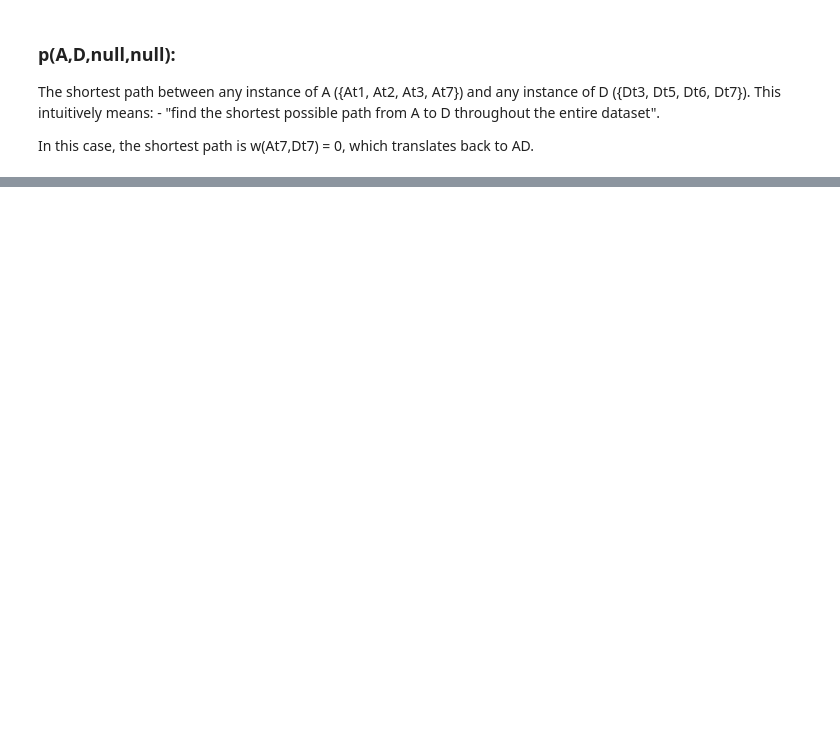
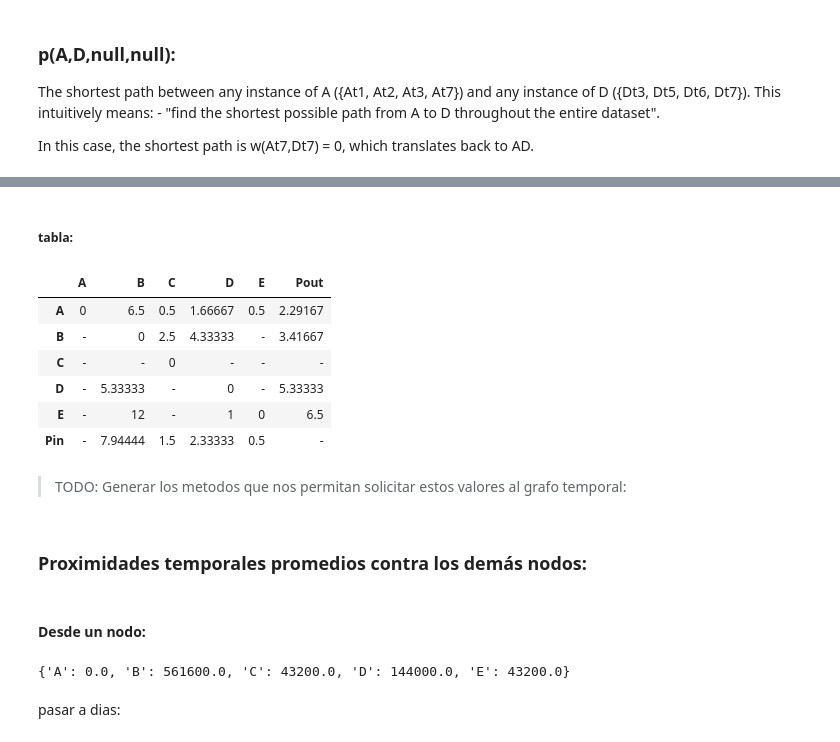
Before and after one commit to LeoMorales/temporal-graphs, a Jupyter notebook: test__graph_temporal_proximity.ipynb, the cells around one changed output, grey strips where cells are left out. Cells and saved outputs as stored; diff of their text form; code cells hidden in the pictures; blank space fills up the shorter version.

```diff
--- a/test__graph_temporal_proximity.ipynb
+++ b/test__graph_temporal_proximity.ipynb
@@ -241,0 +602,18 @@ grafo_temporal.proximidad_temporal('E', 'D', time_from=2, time_to=6)
+# %%
+P_out = []
+for nodo in nodos:
+    # Invertir el lugar del nodo para obtener la vista horizontal:
+    horizontal_avgs = [
+        seconds_to_days(
+            grafo_temporal.average_temporal_proximity( nodo, y ))
+        for y in nodos ]
+    horizontal_avgs = list(
+        filter(
+            lambda i_avg: i_avg is not None,
+            horizontal_avgs))
+    try:
+        P_out.append(sum(horizontal_avgs) / (len(horizontal_avgs) -1))
+    except ZeroDivisionError:
+        P_out.append(None)
+P_out.append('-')
+P_out
@@ -241,0 +622,3 @@ grafo_temporal.proximidad_temporal('E', 'D', time_from=2, time_to=6)
+# %%
+table['Pout'] = P_out
+table
@@ -241,0 +642,4 @@ grafo_temporal.proximidad_temporal('E', 'D', time_from=2, time_to=6)
+# %%
+index = nodos.copy()
+index.append('Pin')
+index
@@ -241,0 +652,4 @@ grafo_temporal.proximidad_temporal('E', 'D', time_from=2, time_to=6)
+# %%
+for nodo in table:
+    table[nodo] = [value if value is not None else '-' for value in table[nodo]]
+table
@@ -241,0 +673,26 @@ grafo_temporal.proximidad_temporal('E', 'D', time_from=2, time_to=6)
+# %% [markdown]
+##### tabla:
+# %%
+average_temporal_proximities = pd.DataFrame(table, index=index)
+average_temporal_proximities
+# %% [output]
+|  | A | B | C | D | E | Pout |
+| A | 0 | 6.5 | 0.5 | 1.66667 | 0.5 | 2.29167 |
+| B | - | 0 | 2.5 | 4.33333 | - | 3.41667 |
+| C | - | - | 0 | - | - | - |
+| D | - | 5.33333 | - | 0 | - | 5.33333 |
+| E | - | 12 | - | 1 | 0 | 6.5 |
+| Pin | - | 7.94444 | 1.5 | 2.33333 | 0.5 | - |
+# %% [markdown]
+> TODO: Generar los metodos que nos permitan solicitar estos valores al grafo temporal:
+# %% [markdown]
+### Proximidades temporales promedios contra los demás nodos:
+# %% [markdown]
+#### Desde un nodo:
+# %%
+avg_tmp_proxs_from_a = grafo_temporal.average_temporal_proximity_from_node('A')
+avg_tmp_proxs_from_a
+# %% [output]
+{'A': 0.0, 'B': 561600.0, 'C': 43200.0, 'D': 144000.0, 'E': 43200.0}
+# %% [markdown]
+pasar a dias:
```
Also changed, not shown: parts of 121 cells of this notebook, 2 other files.
